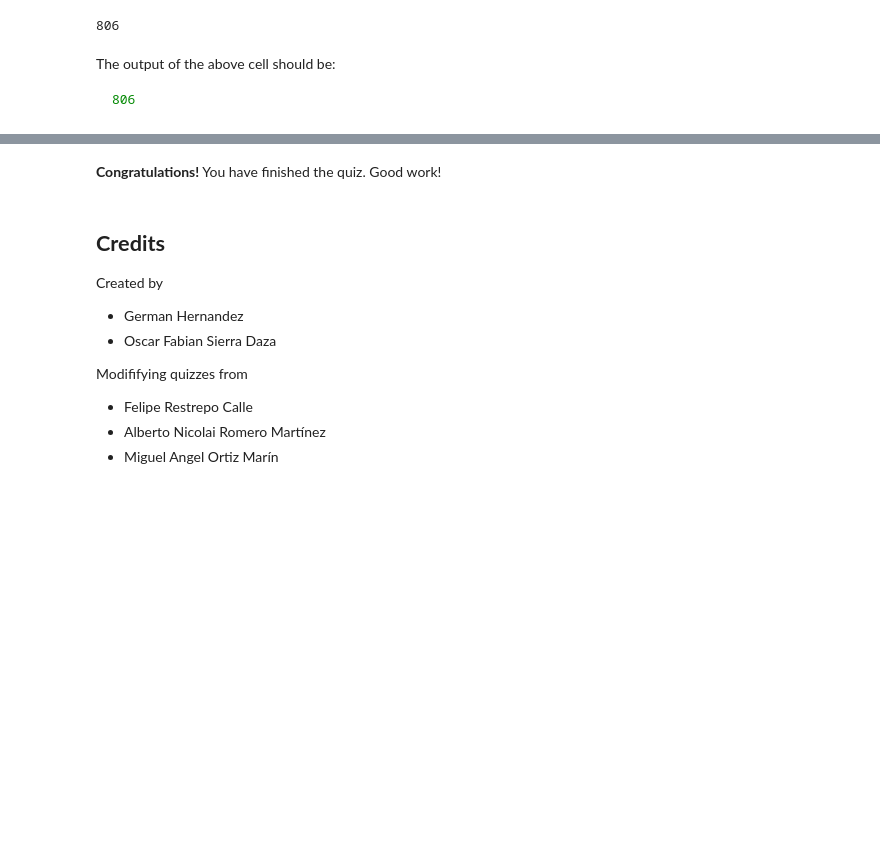
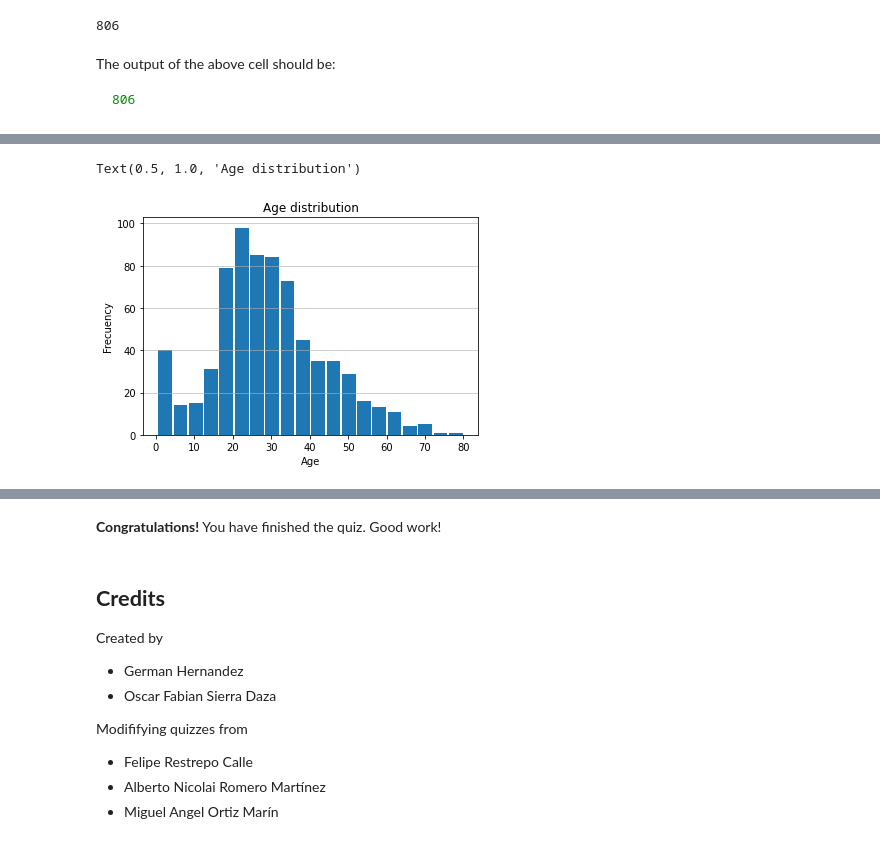
Before and after one commit to jccamposro/MetNumUN2022I, a Jupyter notebook: Quiz3/Quiz_2_Python_Pandas_UNCode.ipynb, the cells around one changed output, grey strips where cells are left out. Cells and saved outputs as stored; diff of their text form; code cells hidden in the pictures; blank space fills up the shorter version.

```diff
--- a/Quiz3/Quiz_2_Python_Pandas_UNCode.ipynb
+++ b/Quiz3/Quiz_2_Python_Pandas_UNCode.ipynb
@@ -629,0 +663,9 @@ The output of the above cell should be:
+# %%
+plt.hist(x = titanic['Age'], bins = 20, rwidth = 0.9)
+plt.grid(axis='y', alpha = 0.75)
+plt.xlabel('Age')
+plt.ylabel('Frecuency')
+plt.title('Age distribution')
+# %% [output]
+Text(0.5, 1.0, 'Age distribution')
+[figure, added]
```
Also changed, not shown: parts of 12 cells of this notebook.
